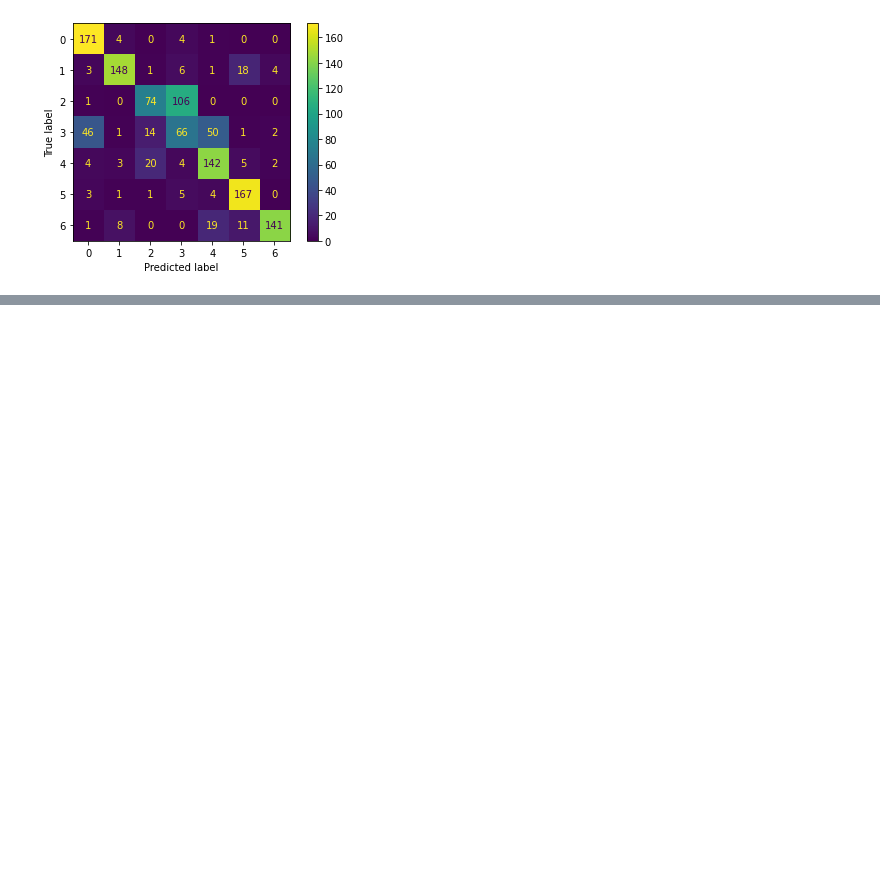
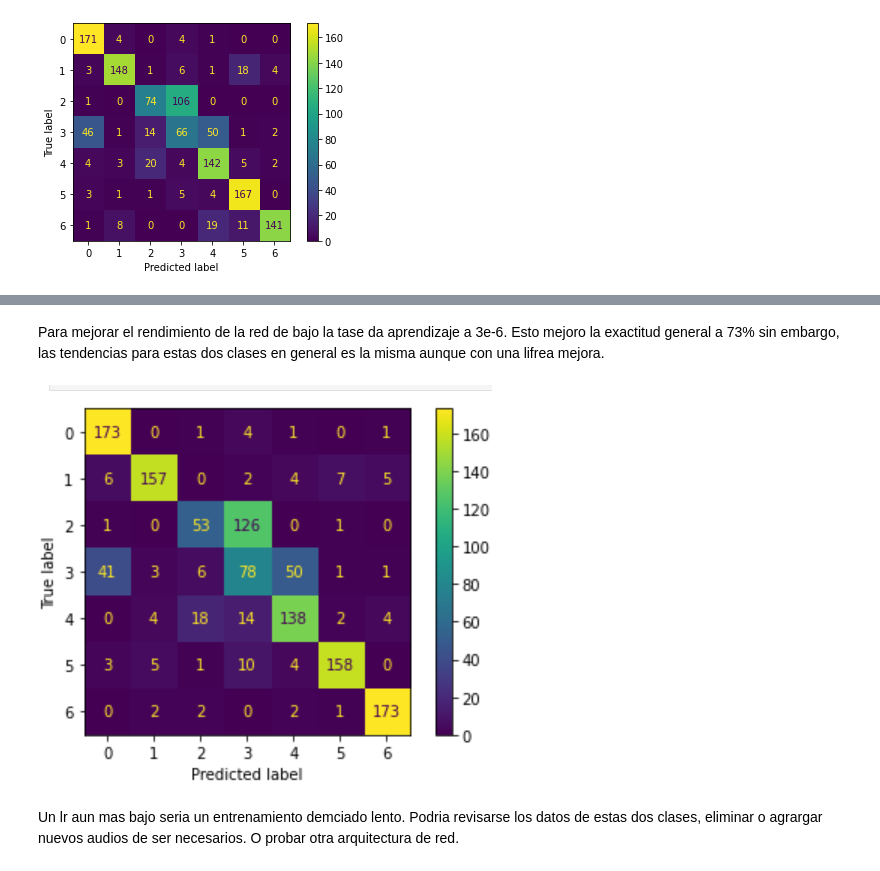
Before and after one commit to psalazar211/RecPatrones_Proyecto_Final, a Jupyter notebook: RecPatrones_Proyecto_Final.ipynb, the cells around one changed output, grey strips where cells are left out. Cells and saved outputs as stored; diff of their text form; code cells hidden in the pictures; blank space fills up the shorter version.

```diff
--- a/RecPatrones_Proyecto_Final.ipynb
+++ b/RecPatrones_Proyecto_Final.ipynb
@@ -444,0 +459,8 @@ plt.show()
+# %% [markdown]
+Para mejorar el rendimiento de la red de bajo la tase da aprendizaje a 3e-6. Esto mejoro la exactitud general a 73% sin embargo, las tendencias para estas dos clases en general es la misma aunque con una lifrea mejora.
+# %%
+Image("Images/lr1.png")
+# %% [output]
+[figure, added]
+# %% [markdown]
+Un lr aun mas bajo seria un entrenamiento demciado lento. Podria revisarse los datos de estas dos clases, eliminar o agrargar nuevos audios de ser necesarios. O probar otra arquitectura de red.
```
Also changed, not shown: parts of 3 cells of this notebook.
